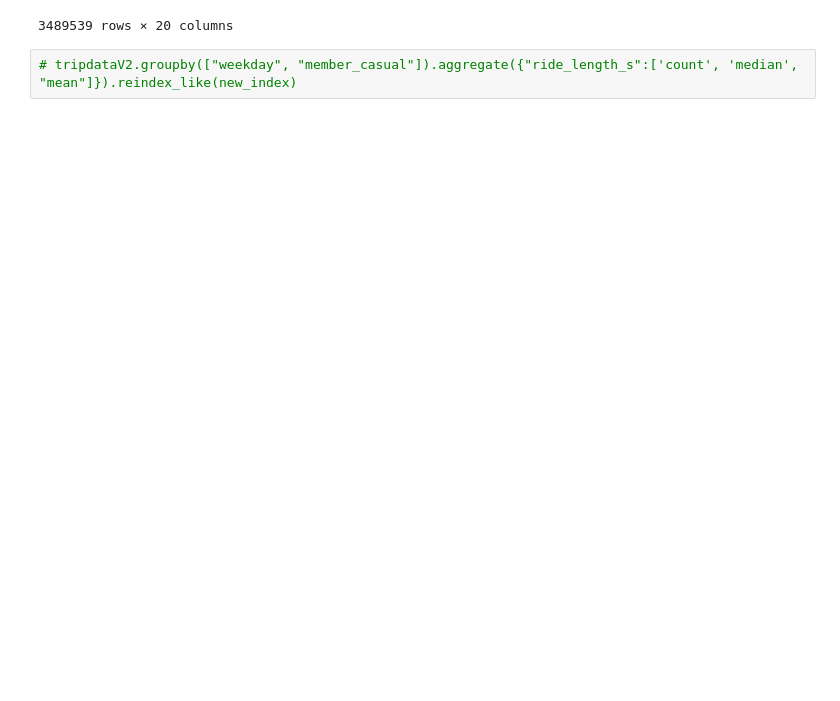
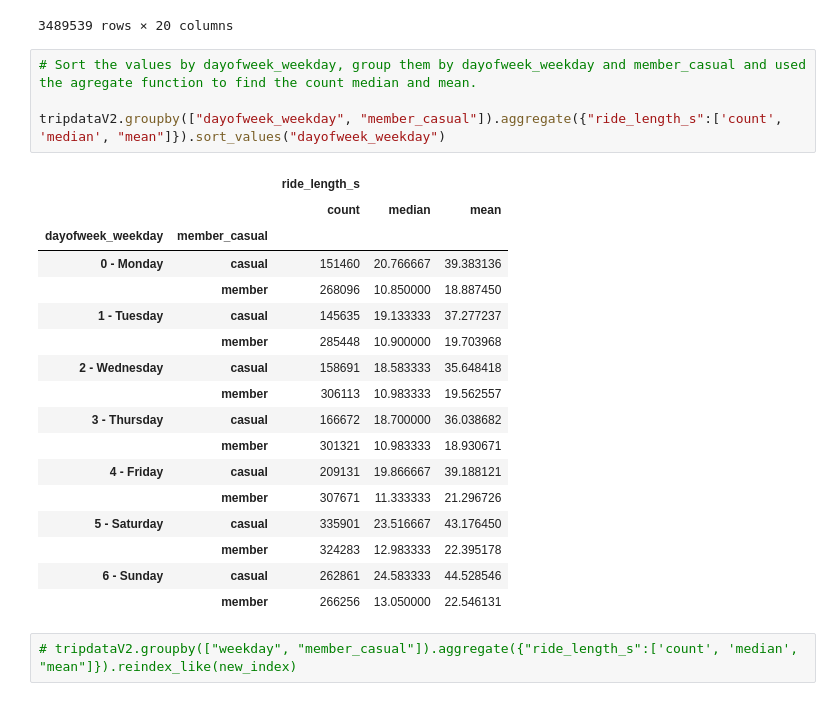
Before and after one commit to Ladislau2020/2021, a Jupyter notebook: fork-of-capstone-project-from-google.ipynb, the cells around one changed output. Saved outputs shown, nothing was run; the diff lists cells and outputs as text; blank space fills up the shorter version.

```diff
--- a/fork-of-capstone-project-from-google.ipynb
+++ b/fork-of-capstone-project-from-google.ipynb
@@ -898,5 +898,27 @@ tripdataV2
 | 131422 | 2CD1E8DA4447BB9B | classic_bike | 2020-12-27 14:21:55 | 2020-12-27 14:24:05 | Bissell St & Armitage Ave | 13059 | Sheffield Ave & Webster Ave | ... |
 | 131561 | 99741BBCF3E82A6B | classic_bike | 2020-12-27 12:14:30 | 2020-12-27 12:18:16 | Rhodes Ave & 32nd St | 13215 | Indiana Ave & 31st St | ... |
 3489539 rows × 20 columns
+# %%
+# Sort the values by dayofweek_weekday, group them by dayofweek_weekday and member_casual and used the agregate function to find the count median and mean.
+
+tripdataV2.groupby(["dayofweek_weekday", "member_casual"]).aggregate({"ride_length_s":['count', 'median', "mean"]}).sort_values("dayofweek_weekday")
+# %% [output]
+|  |  | ride_length_s |  |  |
+|  |  | count | median | mean |
+| dayofweek_weekday | member_casual |  |  |  |
+| 0 - Monday | casual | 151460 | 20.766667 | 39.383136 |
+|  | member | 268096 | 10.850000 | 18.887450 |
+| 1 - Tuesday | casual | 145635 | 19.133333 | 37.277237 |
+|  | member | 285448 | 10.900000 | 19.703968 |
+| 2 - Wednesday | casual | 158691 | 18.583333 | 35.648418 |
+|  | member | 306113 | 10.983333 | 19.562557 |
+| 3 - Thursday | casual | 166672 | 18.700000 | 36.038682 |
+|  | member | 301321 | 10.983333 | 18.930671 |
+| 4 - Friday | casual | 209131 | 19.866667 | 39.188121 |
+|  | member | 307671 | 11.333333 | 21.296726 |
+| 5 - Saturday | casual | 335901 | 23.516667 | 43.176450 |
+|  | member | 324283 | 12.983333 | 22.395178 |
+| 6 - Sunday | casual | 262861 | 24.583333 | 44.528546 |
+|  | member | 266256 | 13.050000 | 22.546131 |
 # %%
 # tripdataV2.groupby(["weekday", "member_casual"]).aggregate({"ride_length_s":['count', 'median', "mean"]}).reindex_like(new_index)
```
